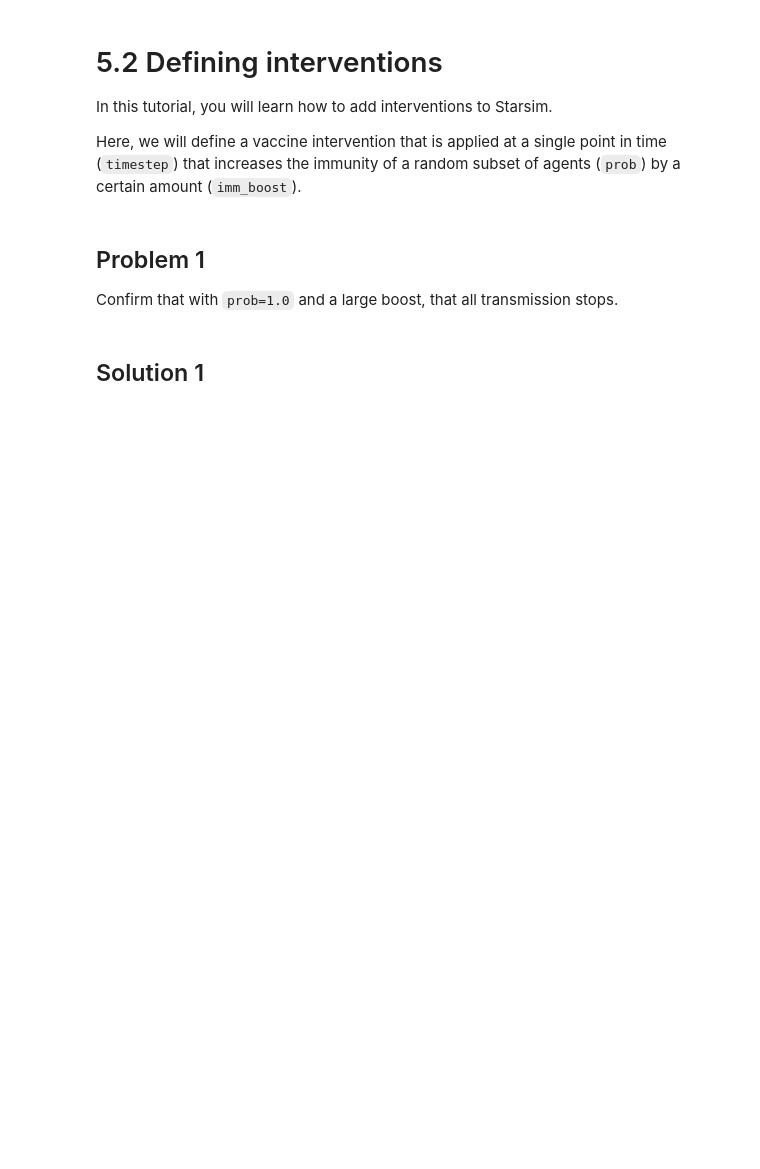
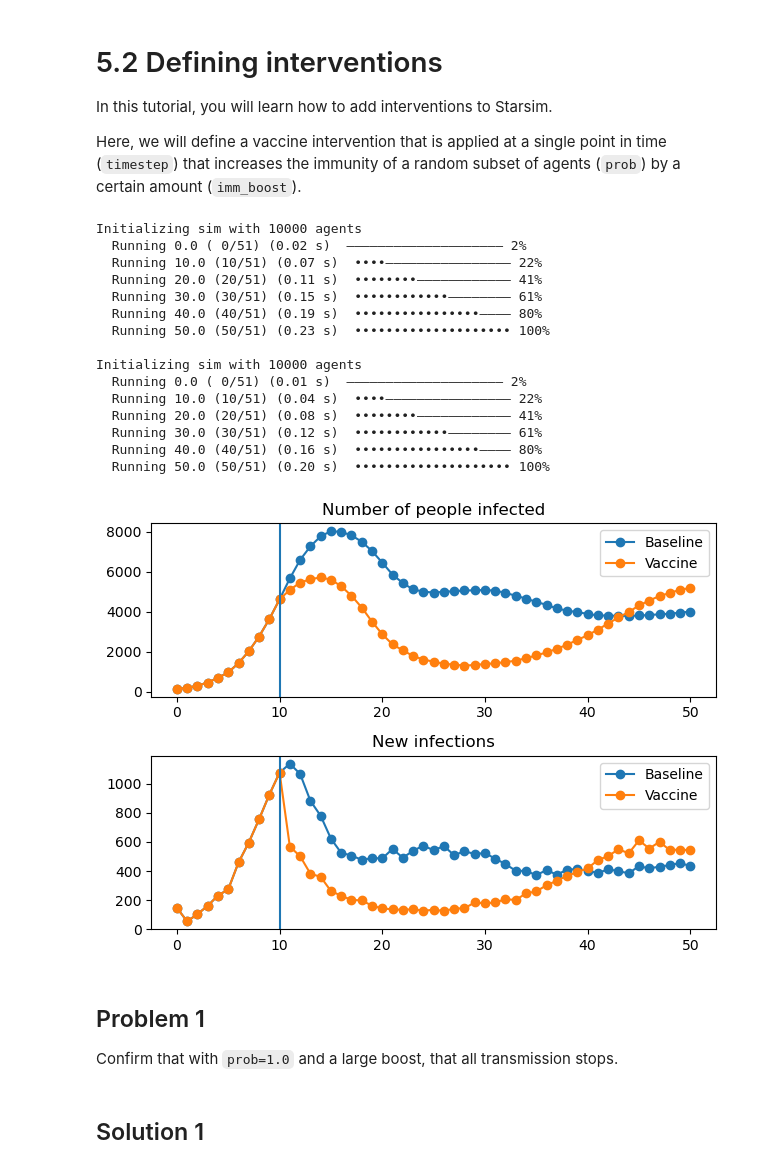
Before and after one commit to stanleyrazor/ABM-Modelling, a Jupyter notebook: tutorials/tut5.2_interventions.ipynb, the cells around one changed output. Cells and saved outputs as stored; diff of their text form; code cells hidden in the pictures; blank space fills up the shorter version.

```diff
--- a/tutorials/tut5.2_interventions.ipynb
+++ b/tutorials/tut5.2_interventions.ipynb
@@ -13,6 +13,11 @@ import numpy as np # Math
 import sciris as sc # Utilities
 import pylab as pl # Plotting
 import starsim as ss # ABM
+import pandas as pd
+
+# for using r ggplot syntax for plotting
+from plotnine import *
+import matplotlib.pyplot as plt
 
 class Vaccine(ss.Intervention): # Create a new, generic vaccine intervention
 
@@ -51,33 +56,91 @@ def make_run_sim(timestep=10, prob=0.5, imm_boost=2.0): # Create and run the sim
     vaccine_results = vaccine_sim.results.sis
     n_infected_baseline = baseline_results.n_infected
     n_infected_vaccine = vaccine_results.n_infected
     new_infections_baseline = baseline_results.new_infections
     new_infections_vaccine = vaccine_results.new_infections
 
     # Create the figure
     pl.figure()
 
     # Plot number of people infected
     pl.subplot(2,1,1) # Create the first panel in the plot
     pl.title('Number of people infected')
     pl.plot(time, n_infected_baseline, 'o-', label='Baseline') # Plot baseline
     pl.plot(time, n_infected_vaccine, 'o-', label='Vaccine') # Plot vaccine
     pl.axvline(time[vaccine.timestep]) # Plot a vertical line to show when the vaccine was applied
     pl.legend()
 
     # Plot number of new infections
     pl.subplot(2,1,2) # Create the second panel in the plot
     pl.title('New infections')
     pl.plot(time, new_infections_baseline, 'o-', label='Baseline') # Plot baseline
     pl.plot(time, new_infections_vaccine, 'o-', label='Vaccine') # Plot vaccine
     pl.axvline(time[vaccine.timestep]) # Plot a vertical line to show when the vaccine was applied
     pl.legend()
 
     sc.figlayout()
     pl.show()
 
+
+
+# this is  a modified function similar to make_run_sim,
+    #however instead of returning a plot it retusn the data used to plot
+
+def make_get_data(timestep=10, prob=0.5, imm_boost=2.0): # Create and run the simulation
+
+    vaccine = Vaccine(timestep=timestep, prob=prob, imm_boost=imm_boost) # Create the specific vaccine object
+    pars = dict(start=0, end=50, dt=1.0, diseases='sis', networks='random') # Define the parameters of the simulation
+
+    # Define "baseline" and "intervention" sims without and with the vaccine
+    baseline_sim = ss.Sim(pars)
+    vaccine_sim = ss.Sim(pars, interventions=vaccine)
+
+    # Run the two simulations
+    baseline_sim.run()
+    vaccine_sim.run()
+
+        # Pull out results to plot
+    time = baseline_sim.yearvec
+    baseline_results = baseline_sim.results.sis
+    vaccine_results = vaccine_sim.results.sis
+    n_infected_baseline = baseline_results.n_infected
+    n_infected_vaccine = vaccine_results.n_infected
+    new_infections_baseline = baseline_results.new_infections
+    new_infections_vaccine = vaccine_results.new_infections
+
+    # Create the dataframe
+    df = pd.DataFrame({
+        'Time': time,
+        'N_Infected_Baseline': n_infected_baseline,
+        'N_Infected_Vaccine': n_infected_vaccine,
+        'New_Infections_Baseline': new_infections_baseline,
+        'New_Infections_Vaccine': new_infections_vaccine
+    })
+
+    return(df)
+
+
+
+
 # Make, run, and plot the simulation
 make_run_sim()
+# %% [output]
+Initializing sim with 10000 agents
+  Running 0.0 ( 0/51) (0.02 s)  ———————————————————— 2%
+  Running 10.0 (10/51) (0.07 s)  ••••———————————————— 22%
+  Running 20.0 (20/51) (0.11 s)  ••••••••———————————— 41%
+  Running 30.0 (30/51) (0.15 s)  ••••••••••••———————— 61%
+  Running 40.0 (40/51) (0.19 s)  ••••••••••••••••———— 80%
+  Running 50.0 (50/51) (0.23 s)  •••••••••••••••••••• 100%
+
+Initializing sim with 10000 agents
+  Running 0.0 ( 0/51) (0.01 s)  ———————————————————— 2%
+  Running 10.0 (10/51) (0.04 s)  ••••———————————————— 22%
+  Running 20.0 (20/51) (0.08 s)  ••••••••———————————— 41%
+  Running 30.0 (30/51) (0.12 s)  ••••••••••••———————— 61%
+  Running 40.0 (40/51) (0.16 s)  ••••••••••••••••———— 80%
+  Running 50.0 (50/51) (0.20 s)  •••••••••••••••••••• 100%
+[figure, added]
 # %% [markdown]
 ## Problem 1
 
```
Also changed, not shown: parts of 9 cells of this notebook, 3 other files.
